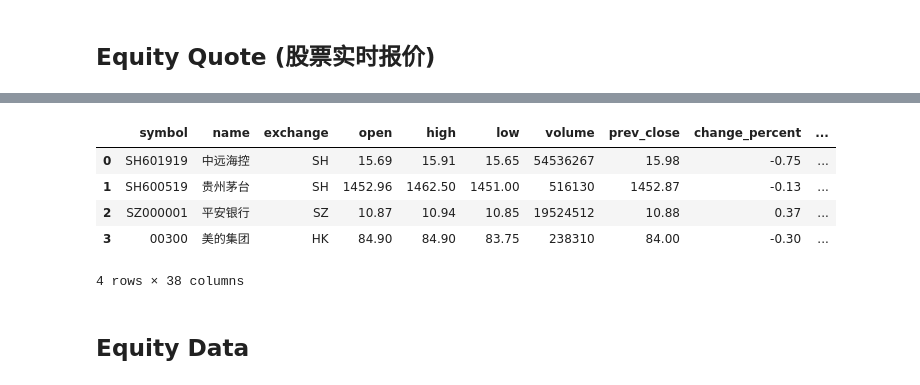
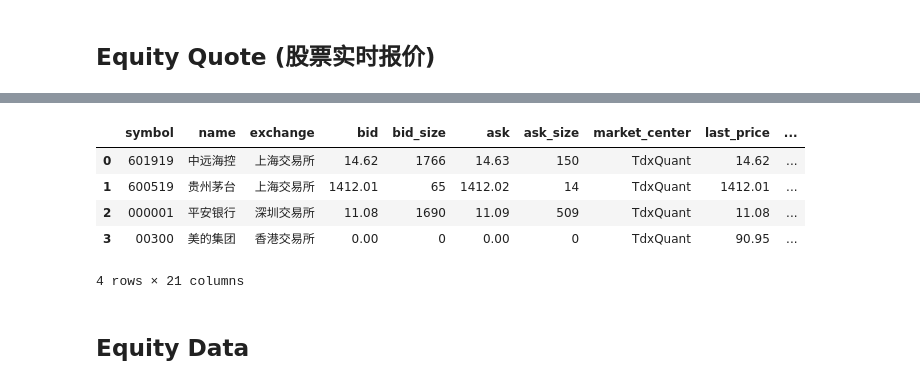
Before and after one commit to finanalyzer/api, a Jupyter notebook: docs/usage.ipynb, the cells around one changed output, grey strips where cells are left out. Drawn from its saved outputs; the diff is of its cells as text; code cells hidden in the pictures.

Commit message:
feat: 更新Python版本至3.13并添加默认数据提供商支持
- 将Python版本要求从3.11升级到3.13
- 在配置中添加default_provider字段，默认为akshare
- 更新股票报价功能以使用配置中的默认提供商
- 添加openbb-tdx依赖
- 调整股票报价返回字段以匹配新提供商格式

```diff
--- a/docs/usage.ipynb
+++ b/docs/usage.ipynb
@@ -33,3 +35,33 @@ if tushare_api_key is None or tushare_api_key == "":
+# %%
+from openbb import obb
+from openbb_core.app.service.user_service import UserService
+
+# 方式1：通过 UserService 修改
+user_service = UserService()
+user_settings = user_service.read_from_file()
+default_provider = "tdxquant"
+
+# 设置某个路由的默认提供者
+user_settings.defaults.commands.update({
+    "equity.price.historical": {
+        "provider": default_provider
+    },
+    "equity.price.quote": {
+        "provider": default_provider
+    },
+    "equity.search": {
+        "provider": default_provider
+    },
+    "equity.fundamental.metrics": {
+        "provider": default_provider
+    },
+    "obb.equity.profile": {
+        "provider": default_provider
+    }
+})
+
+# 保存到文件
+UserService.write_to_file(user_settings)
 # %%
 obb.user.credentials.tushare_api_key="dummy_key"
 from openbb_core.app.service.user_service import UserService
@@ -128,5 +146,5 @@ obb.equity.profile(symbol="00386", provider='akshare', use_cache=True).to_datafr
 # %% [markdown]
 ## Equity Quote (股票实时报价)
 # %%
-obb.equity.price.quote(symbols, provider=provider).to_dataframe().head()
+obb.equity.price.quote(symbols, provider=default_provider).to_dataframe().head()
 # %% [output]
@@ -137,9 +153,9 @@ obb.equity.price.quote(symbols, provider=provider).to_dataframe().head()
-|  | symbol | name | exchange | open | high | low | volume | prev_close | change_percent | ... |
-| 0 | SH601919 | 中远海控 | SH | 15.69 | 15.91 | 15.65 | 54536267 | 15.98 | -0.75 | ... |
-| 1 | SH600519 | 贵州茅台 | SH | 1452.96 | 1462.50 | 1451.00 | 516130 | 1452.87 | -0.13 | ... |
-| 2 | SZ000001 | 平安银行 | SZ | 10.87 | 10.94 | 10.85 | 19524512 | 10.88 | 0.37 | ... |
-| 3 | 00300 | 美的集团 | HK | 84.90 | 84.90 | 83.75 | 238310 | 84.00 | -0.30 | ... |
+|  | symbol | name | exchange | bid | bid_size | ask | ask_size | market_center | last_price | ... |
+| 0 | 601919 | 中远海控 | 上海交易所 | 14.62 | 1766 | 14.63 | 150 | TdxQuant | 14.62 | ... |
+| 1 | 600519 | 贵州茅台 | 上海交易所 | 1412.01 | 65 | 1412.02 | 14 | TdxQuant | 1412.01 | ... |
+| 2 | 000001 | 平安银行 | 深圳交易所 | 11.08 | 1690 | 11.09 | 509 | TdxQuant | 11.08 | ... |
+| 3 | 00300 | 美的集团 | 香港交易所 | 0.00 | 0 | 0.00 | 0 | TdxQuant | 90.95 | ... |
-4 rows × 38 columns
+4 rows × 21 columns
 # %% [markdown]
 ## Equity Data
 # %%
```
Also changed, not shown: parts of 10 cells of this notebook, 6 other files.
